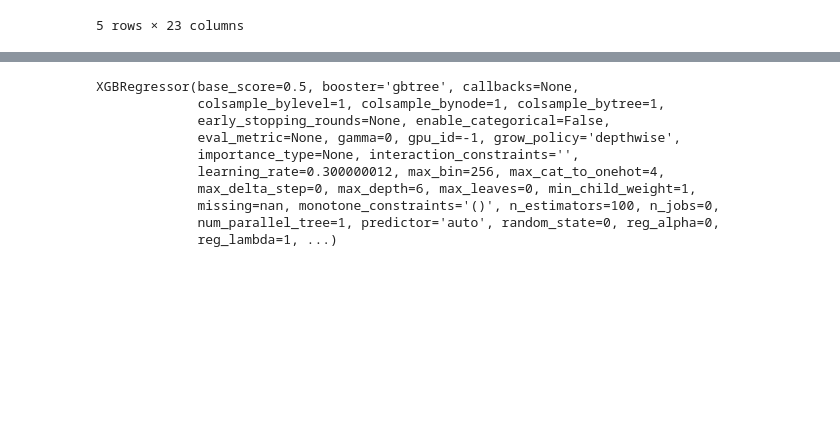
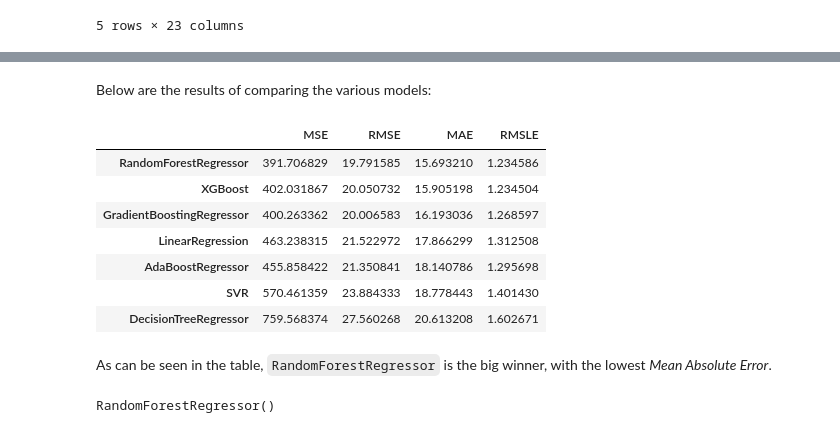
Before and after one commit to HeapHopper/Spotit, a Jupyter notebook: 06_model_selection.ipynb, the cells around one changed output, grey strips where cells are left out. Saved outputs shown, nothing was run; the diff lists cells and outputs as text; code cells hidden in the pictures; blank space fills up the shorter version.

Commit message:
published model selection and fine tuning notebook

```diff
--- a/06_model_selection.ipynb
+++ b/06_model_selection.ipynb
@@ -149,16 +166,29 @@ Model: DecisionTreeRegressor
   RMSE: 20.050732322656152
   MAE: 15.905198201890546
   RMSLE: 1.2345041437195001
+# %% [markdown]
+Below are the results of comparing the various models:
+# %%
+# Convert the results dictionary to a DataFrame
+results_df = pd.DataFrame(results).T
+
+# Sort the DataFrame by MAE
+results_df_sorted = results_df.sort_values(by='MAE')
+
+# Display the sorted DataFrame
+results_df_sorted
+# %% [output]
+|  | MSE | RMSE | MAE | RMSLE |
+| RandomForestRegressor | 391.706829 | 19.791585 | 15.693210 | 1.234586 |
+| XGBoost | 402.031867 | 20.050732 | 15.905198 | 1.234504 |
+| GradientBoostingRegressor | 400.263362 | 20.006583 | 16.193036 | 1.268597 |
+| LinearRegression | 463.238315 | 21.522972 | 17.866299 | 1.312508 |
+| AdaBoostRegressor | 455.858422 | 21.350841 | 18.140786 | 1.295698 |
+| SVR | 570.461359 | 23.884333 | 18.778443 | 1.401430 |
+| DecisionTreeRegressor | 759.568374 | 27.560268 | 20.613208 | 1.602671 |
+# %% [markdown]
+As can be seen in the table, `RandomForestRegressor` is the big winner, with the lowest *Mean Absolute Error*.
 # %%
-models['XGBoost']
+models['RandomForestRegressor']
 # %% [output]
-XGBRegressor(base_score=0.5, booster='gbtree', callbacks=None,
-             colsample_bylevel=1, colsample_bynode=1, colsample_bytree=1,
-             early_stopping_rounds=None, enable_categorical=False,
-             eval_metric=None, gamma=0, gpu_id=-1, grow_policy='depthwise',
-             importance_type=None, interaction_constraints='',
-             learning_rate=0.300000012, max_bin=256, max_cat_to_onehot=4,
-             max_delta_step=0, max_depth=6, max_leaves=0, min_child_weight=1,
-             missing=nan, monotone_constraints='()', n_estimators=100, n_jobs=0,
-             num_parallel_tree=1, predictor='auto', random_state=0, reg_alpha=0,
-             reg_lambda=1, ...)
+RandomForestRegressor()
```
Also changed, not shown: parts of 25 cells of this notebook, 3 other files.
